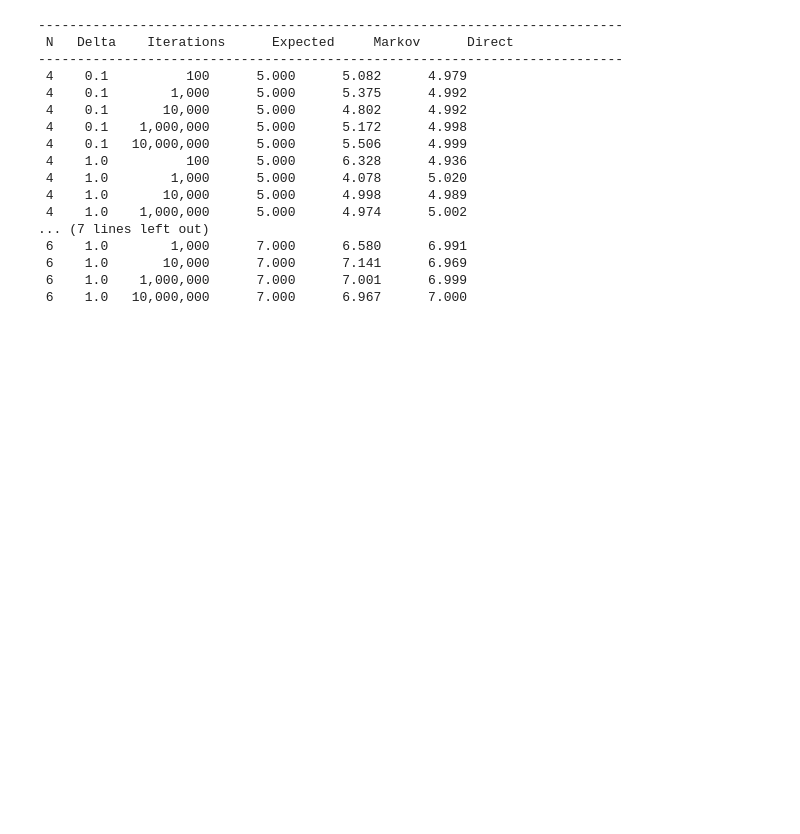
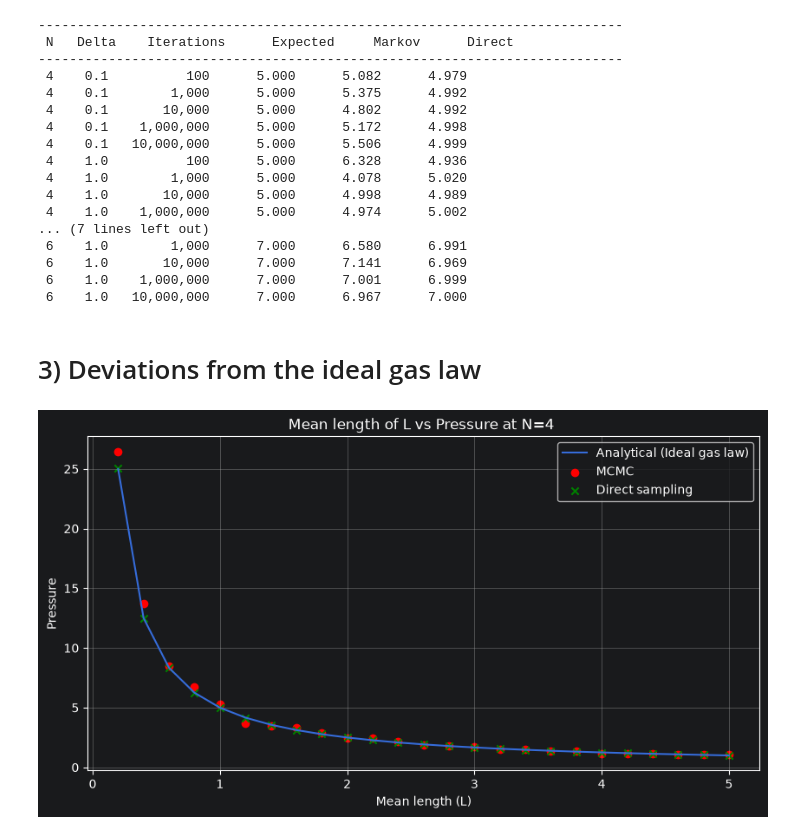
Before and after one commit to pamuduamarasinghe/Computational-Statistical-Mechanics, a Jupyter notebook: CSM05.ipynb, the cells around one changed output. Cells and saved outputs as stored; diff of their text form; code cells hidden in the pictures; blank space fills up the shorter version.

Commit message:
Comparision with Ideal gas law

```diff
--- a/CSM05.ipynb
+++ b/CSM05.ipynb
@@ -191,3 +180,80 @@ for N, delta in cases:
  6    1.0       10,000      7.000      7.141      6.969
  6    1.0    1,000,000      7.000      7.001      6.999
  6    1.0   10,000,000      7.000      6.967      7.000
+# %% [markdown]
+ # 3) Deviations from the ideal gas law
+# %%
+import numpy as np
+import matplotlib.pyplot as plt
+
+def markov_chain(N, delta, iter,P,beta =1.0):
+    beta_p =beta * P
+    L = float(N + 1) /beta_p
+    x = np.sort(np.random.uniform(0, L, N))
+
+    total_L = 0
+
+    for i in range(iter):
+
+        particle = np.random.randint(0, N + 1)
+
+        # Move a particle
+        if particle < N:
+            new_x = x[particle] + np.random.uniform(-delta, delta)
+            left = x[particle-1] if particle > 0 else 0
+            right = x[particle+1] if particle < N-1 else L
+
+            if left < new_x < right:
+                x[particle] = new_x
+
+        # Move the piston
+        else:
+
+            new_L = L + np.random.uniform(-delta, delta)
+            if new_L > x[-1]:
+                prob = np.exp(-beta_p * (new_L - L))
+                if np.random.rand() < prob:
+                    L = new_L
+        total_L += L
+
+    return total_L / iter
+
+
+def direct_sampling(N, iter,P,beta =1.0):
+    beta_p =beta * P
+    total_L = 0
+
+    for i in range(iter ):
+        u = np.random.rand(N + 1)
+        gaps = -np.log(u)/beta_p
+        L = np.sum(gaps)
+        total_L += L
+    return total_L / iter
+
+N = 4
+delta = 0.5
+iterations = 100000
+pressures = np.linspace(0.2, 5.0, 25)
+
+mcmc_means = []
+direct_means = []
+analytical_means = []
+
+for P in pressures:
+    mcmc_means.append(markov_chain(N, delta, iterations,P))
+    direct_means.append(direct_sampling(N, iterations,P))
+    analytical_means.append((N+1)/P)
+
+plt.figure(figsize=(10,5))
+plt.plot(pressures,analytical_means,label="Analytical (Ideal gas law)")
+plt.scatter(pressures,mcmc_means,color = 'red',marker ='o',label="MCMC")
+plt.scatter(pressures,direct_means,color = 'green',marker='x',label="Direct sampling")
+
+plt.title(f'Mean length of L vs Pressure at N=4 ')
+plt.ylabel('Pressure')
+plt.xlabel('Mean length (L)')
+plt.legend()
+plt.grid(True)
+plt.show()
+# %% [output]
+[figure, added]
```
Also changed, not shown: parts of 1 cell of this notebook.
